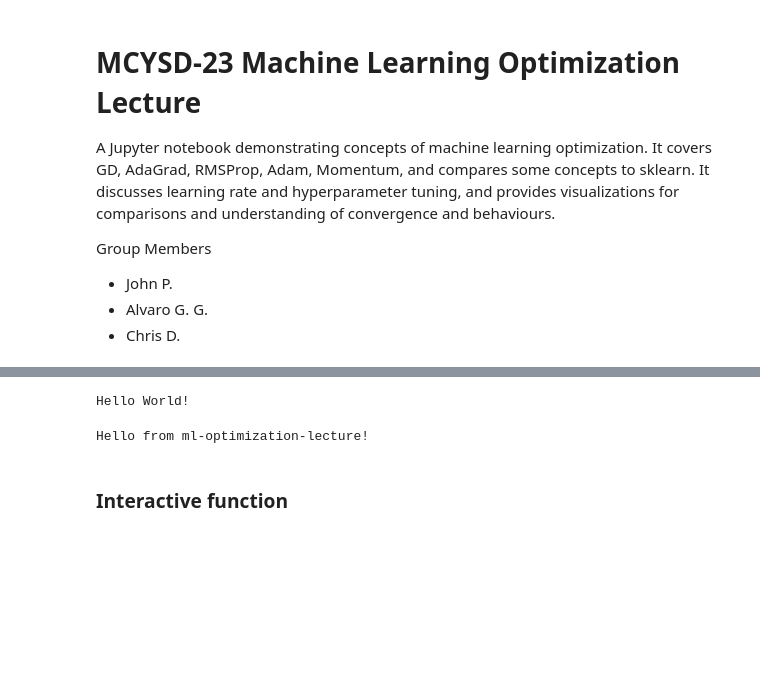
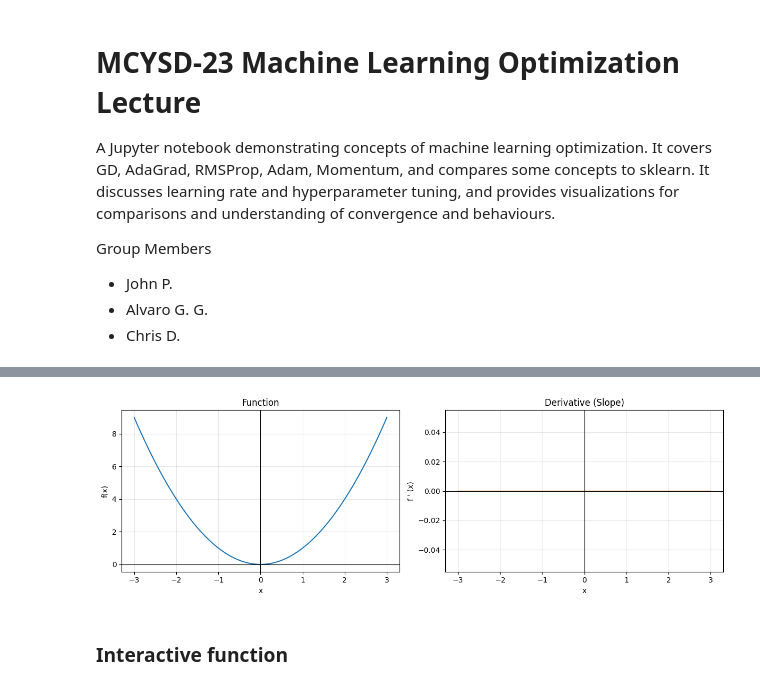
Before and after one commit to John-Popovici/ML-optimization-lecture, a Jupyter notebook: optimization_full.ipynb, the cells around one changed output, grey strips where cells are left out. Cells and saved outputs as stored; diff of their text form; code cells hidden in the pictures; blank space fills up the shorter version.

```diff
--- a/optimization_full.ipynb
+++ b/optimization_full.ipynb
@@ -14,9 +29,37 @@ Group Members
 # %%
-print("Hello World!")
+# This is our function
+# It represents our loss function
+# We want to minimize this
+def f(x):
+    return x**2
+
+# Our derivative can tell us which direction "down" is
+def df(x):
+    return x*0 #TODO: Calculate the derivative
+
+# Domain
+x = np.linspace(-3, 3, 100)
+
+# Side-by-side plots
+fig, axes = plt.subplots(1, 2, figsize=(12, 4))
+
+axes[0].plot(x, f(x), color="tab:blue")
+axes[0].axhline(0, color="black", linewidth=0.8)
+axes[0].axvline(0, color="black", linewidth=0.8)
+axes[0].set_title("Function")
+axes[0].set_xlabel("x")
+axes[0].set_ylabel("f(x)")
+axes[0].grid(True, alpha=0.3)
+
+axes[1].plot(x, df(x), color="tab:orange")
+axes[1].axhline(0, color="black", linewidth=0.8)
+axes[1].axvline(0, color="black", linewidth=0.8)
+axes[1].set_title("Derivative (Slope)")
+axes[1].set_xlabel("x")
+axes[1].set_ylabel("f ' (x)")
+axes[1].grid(True, alpha=0.3)
+
+plt.tight_layout()
+plt.show()
 # %% [output]
-Hello World!
+[figure, added]
-# %%
-from main import main
-main()
-# %% [output]
-Hello from ml-optimization-lecture!
```
Also changed, not shown: parts of 4 cells of this notebook.
